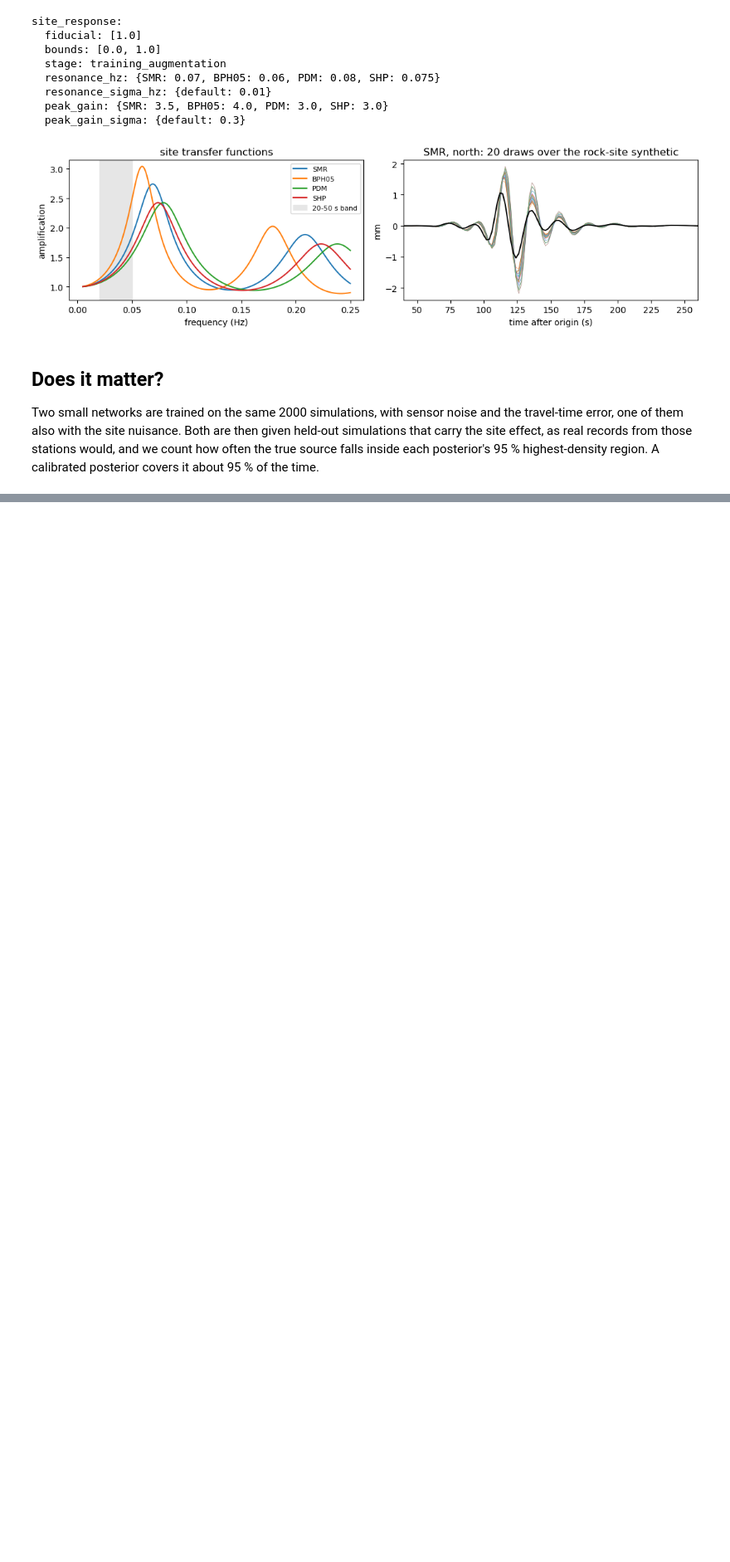
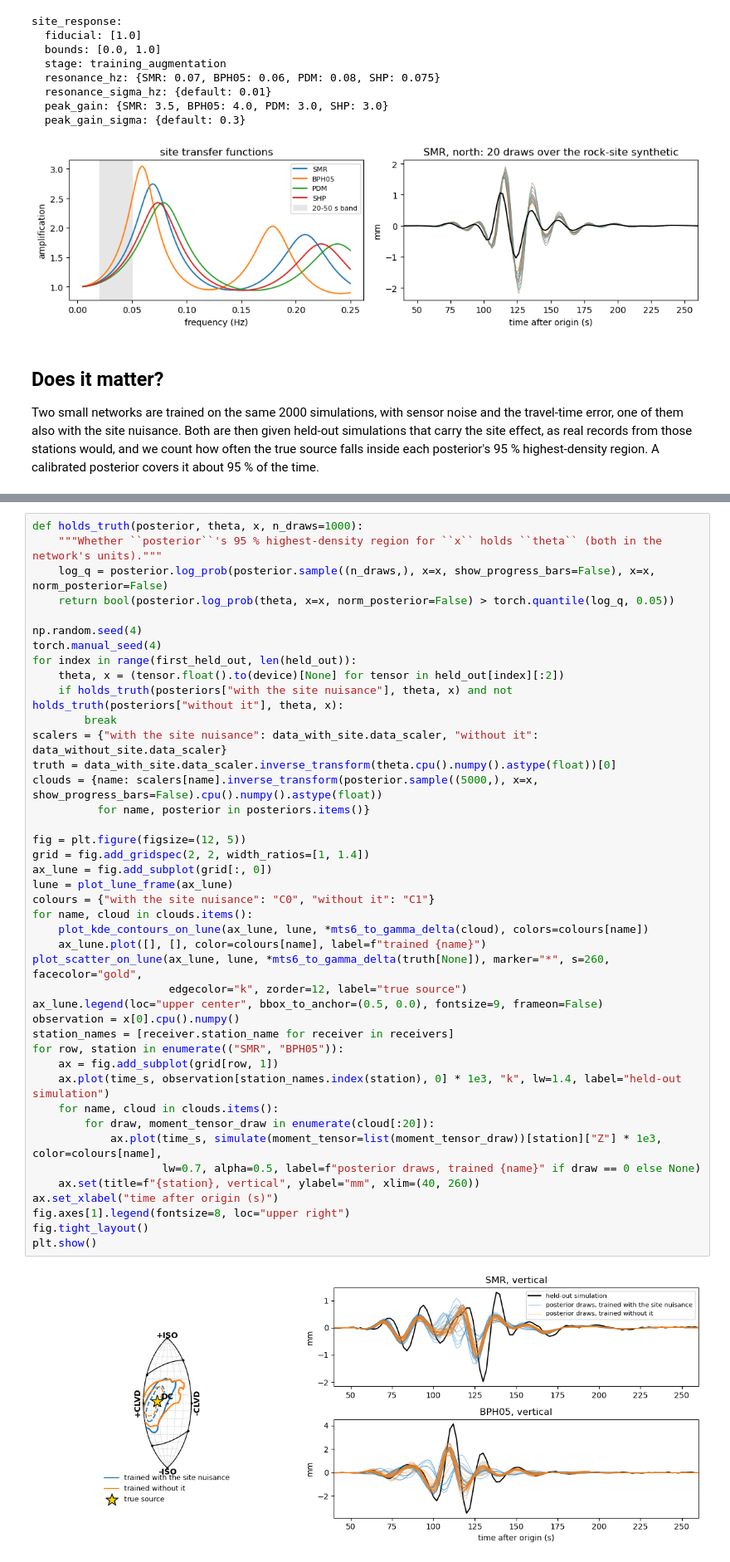
Before and after one commit to asaoulis/seismo-sbi, a Jupyter notebook: examples/nuisances.ipynb, the cells around one changed output, grey strips where cells are left out. Shown at 83% size. Cells and saved outputs as stored; diff of their text form; blank space fills up the shorter version.

```diff
--- a/examples/nuisances.ipynb
+++ b/examples/nuisances.ipynb
@@ -296,0 +310,44 @@ never reversed. That spread is training variance: a few minutes of training on 2
+# %%
+def holds_truth(posterior, theta, x, n_draws=1000):
+    """Whether ``posterior``'s 95 % highest-density region for ``x`` holds ``theta`` (both in the network's units)."""
+    log_q = posterior.log_prob(posterior.sample((n_draws,), x=x, show_progress_bars=False), x=x, norm_posterior=False)
+    return bool(posterior.log_prob(theta, x=x, norm_posterior=False) > torch.quantile(log_q, 0.05))
+
+np.random.seed(4)
+torch.manual_seed(4)
+for index in range(first_held_out, len(held_out)):
+    theta, x = (tensor.float().to(device)[None] for tensor in held_out[index][:2])
+    if holds_truth(posteriors["with the site nuisance"], theta, x) and not holds_truth(posteriors["without it"], theta, x):
+        break
+scalers = {"with the site nuisance": data_with_site.data_scaler, "without it": data_without_site.data_scaler}
+truth = data_with_site.data_scaler.inverse_transform(theta.cpu().numpy().astype(float))[0]
+clouds = {name: scalers[name].inverse_transform(posterior.sample((5000,), x=x, show_progress_bars=False).cpu().numpy().astype(float))
+          for name, posterior in posteriors.items()}
+
+fig = plt.figure(figsize=(12, 5))
+grid = fig.add_gridspec(2, 2, width_ratios=[1, 1.4])
+ax_lune = fig.add_subplot(grid[:, 0])
+lune = plot_lune_frame(ax_lune)
+colours = {"with the site nuisance": "C0", "without it": "C1"}
+for name, cloud in clouds.items():
+    plot_kde_contours_on_lune(ax_lune, lune, *mts6_to_gamma_delta(cloud), colors=colours[name])
+    ax_lune.plot([], [], color=colours[name], label=f"trained {name}")
+plot_scatter_on_lune(ax_lune, lune, *mts6_to_gamma_delta(truth[None]), marker="*", s=260, facecolor="gold",
+                     edgecolor="k", zorder=12, label="true source")
+ax_lune.legend(loc="upper center", bbox_to_anchor=(0.5, 0.0), fontsize=9, frameon=False)
+observation = x[0].cpu().numpy()
+station_names = [receiver.station_name for receiver in receivers]
+for row, station in enumerate(("SMR", "BPH05")):
+    ax = fig.add_subplot(grid[row, 1])
+    ax.plot(time_s, observation[station_names.index(station), 0] * 1e3, "k", lw=1.4, label="held-out simulation")
+    for name, cloud in clouds.items():
+        for draw, moment_tensor_draw in enumerate(cloud[:20]):
+            ax.plot(time_s, simulate(moment_tensor=list(moment_tensor_draw))[station]["Z"] * 1e3, color=colours[name],
+                    lw=0.7, alpha=0.5, label=f"posterior draws, trained {name}" if draw == 0 else None)
+    ax.set(title=f"{station}, vertical", ylabel="mm", xlim=(40, 260))
+ax.set_xlabel("time after origin (s)")
+fig.axes[1].legend(fontsize=8, loc="upper right")
+fig.tight_layout()
+plt.show()
+# %% [output]
+[figure, added]
```
Also changed, not shown: parts of 6 cells of this notebook, 2 other files.
